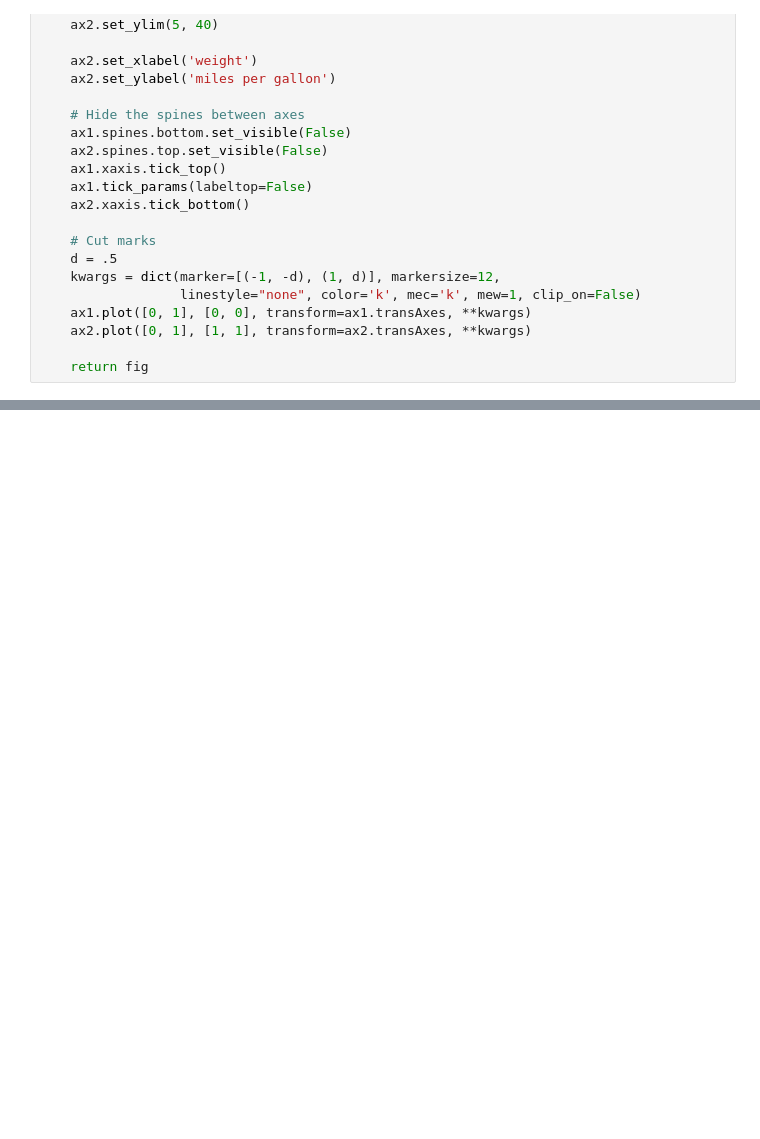
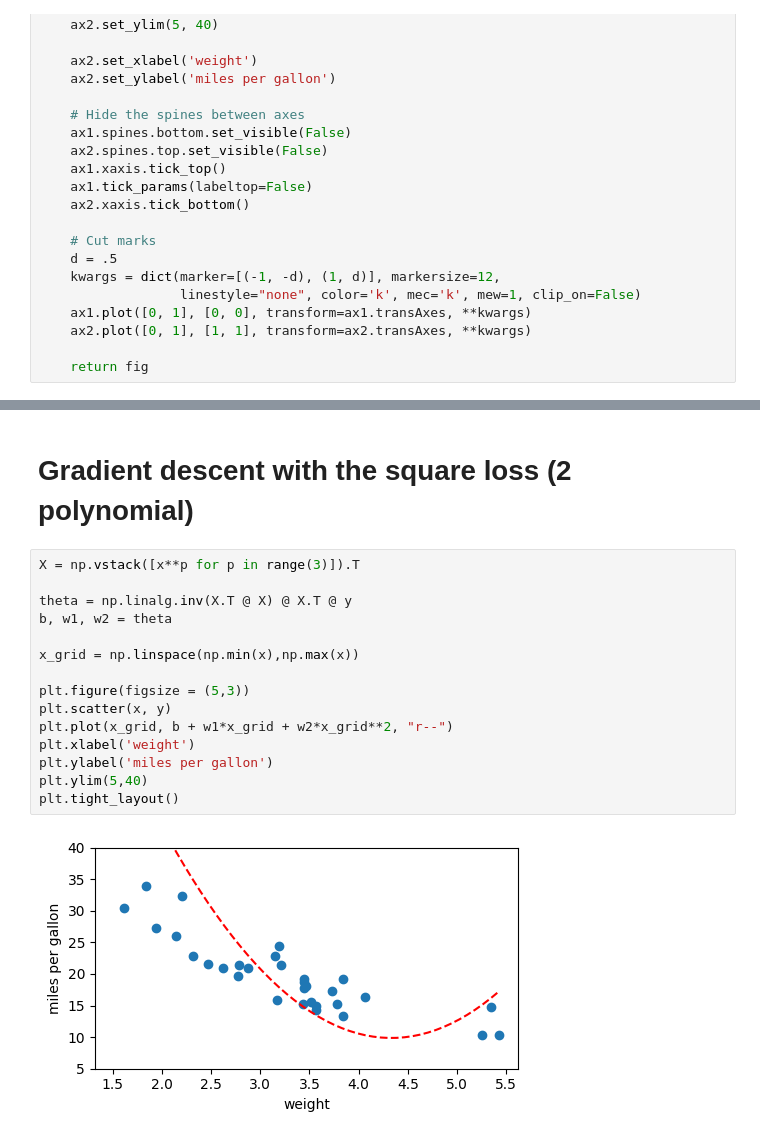
Before and after one commit to KivancSerefoglu/-ml-playground-, a Jupyter notebook: sp26-lec01-ex2-mtcars.ipynb, the cells around one changed output, grey strips where cells are left out. Cells and saved outputs as stored; diff of their text form; blank space fills up the shorter version.

```diff
--- a/sp26-lec01-ex2-mtcars.ipynb
+++ b/sp26-lec01-ex2-mtcars.ipynb
@@ -115,0 +129,19 @@ fig = plot_with_broken_axis(x, y, b, w)
+# %% [markdown]
+# Gradient descent with the square loss (2 polynomial)
+# %%
+X = np.vstack([x**p for p in range(3)]).T
+
+theta = np.linalg.inv(X.T @ X) @ X.T @ y
+b, w1, w2 = theta
+
+x_grid = np.linspace(np.min(x),np.max(x))
+
+plt.figure(figsize = (5,3))
+plt.scatter(x, y)
+plt.plot(x_grid, b + w1*x_grid + w2*x_grid**2, "r--")
+plt.xlabel('weight')
+plt.ylabel('miles per gallon')
+plt.ylim(5,40)
+plt.tight_layout()
+# %% [output]
+[figure, added]
```
Also changed, not shown: parts of 9 cells of this notebook.
